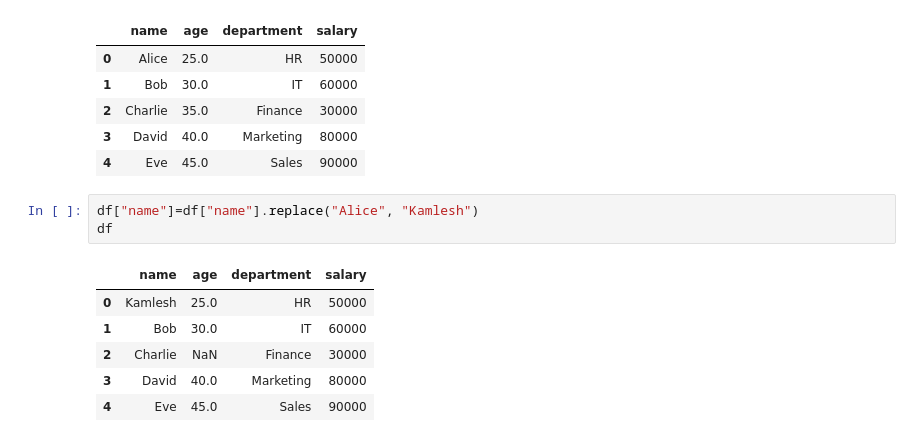
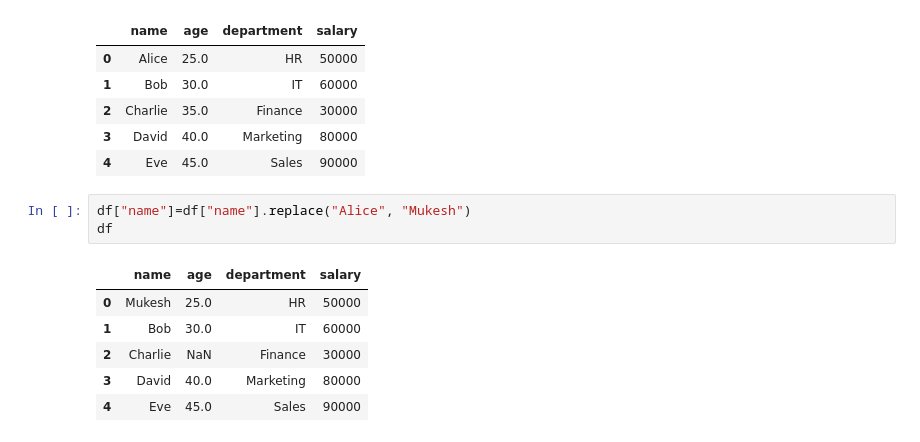
Before and after one commit to VaradrajVelhal/Data-Science, a Jupyter notebook: PANDAS/pandas.ipynb, the cells around one changed output. Saved outputs shown, nothing was run; the diff lists cells and outputs as text.

```diff
--- a/PANDAS/pandas.ipynb
+++ b/PANDAS/pandas.ipynb
@@ -289,11 +289,11 @@ df.fillna(df["age"].mean())
 | 3 | David | 40.0 | Marketing | 80000 |
 | 4 | Eve | 45.0 | Sales | 90000 |
 # %%
-df["name"]=df["name"].replace("Alice", "Kamlesh")
+df["name"]=df["name"].replace("Alice", "Mukesh")
 df
 # %% [output]
 |  | name | age | department | salary |
-| 0 | Kamlesh | 25.0 | HR | 50000 |
+| 0 | Mukesh | 25.0 | HR | 50000 |
 | 1 | Bob | 30.0 | IT | 60000 |
 | 2 | Charlie | NaN | Finance | 30000 |
 | 3 | David | 40.0 | Marketing | 80000 |
```
Also changed, not shown: parts of 23 cells of this notebook, 4 other files.
